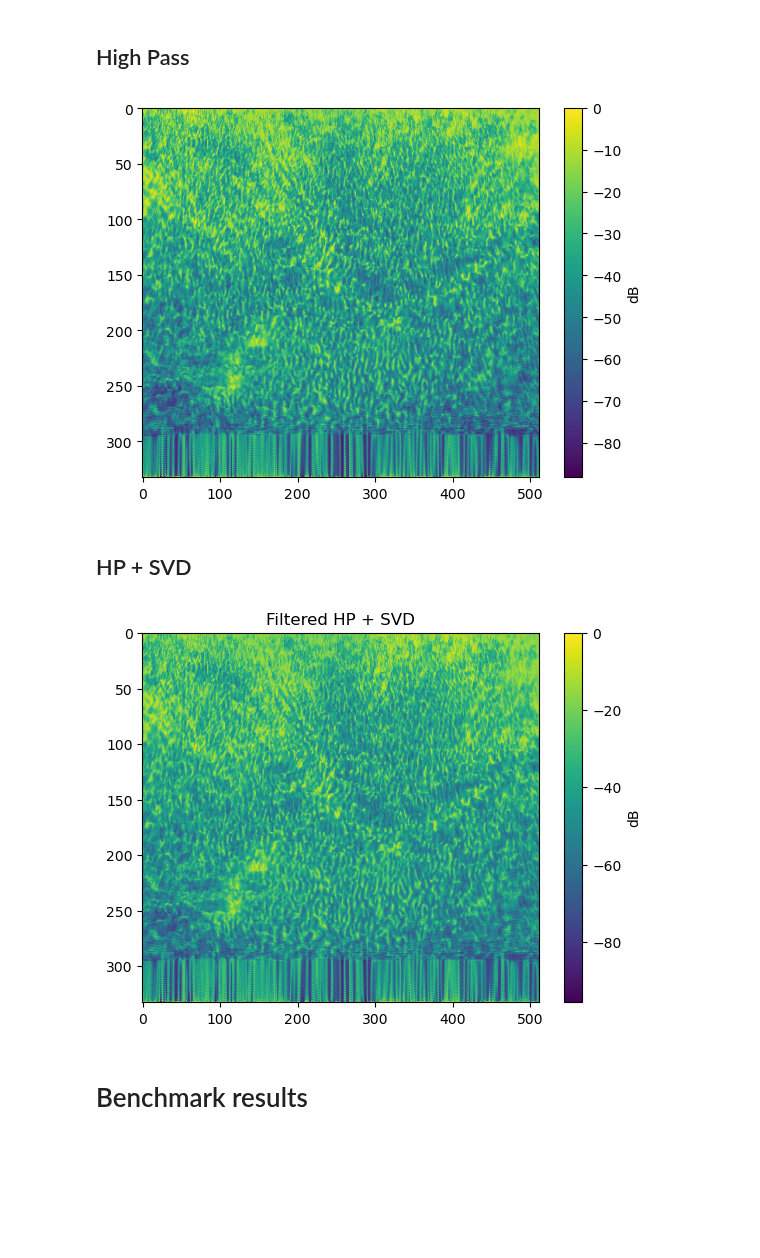
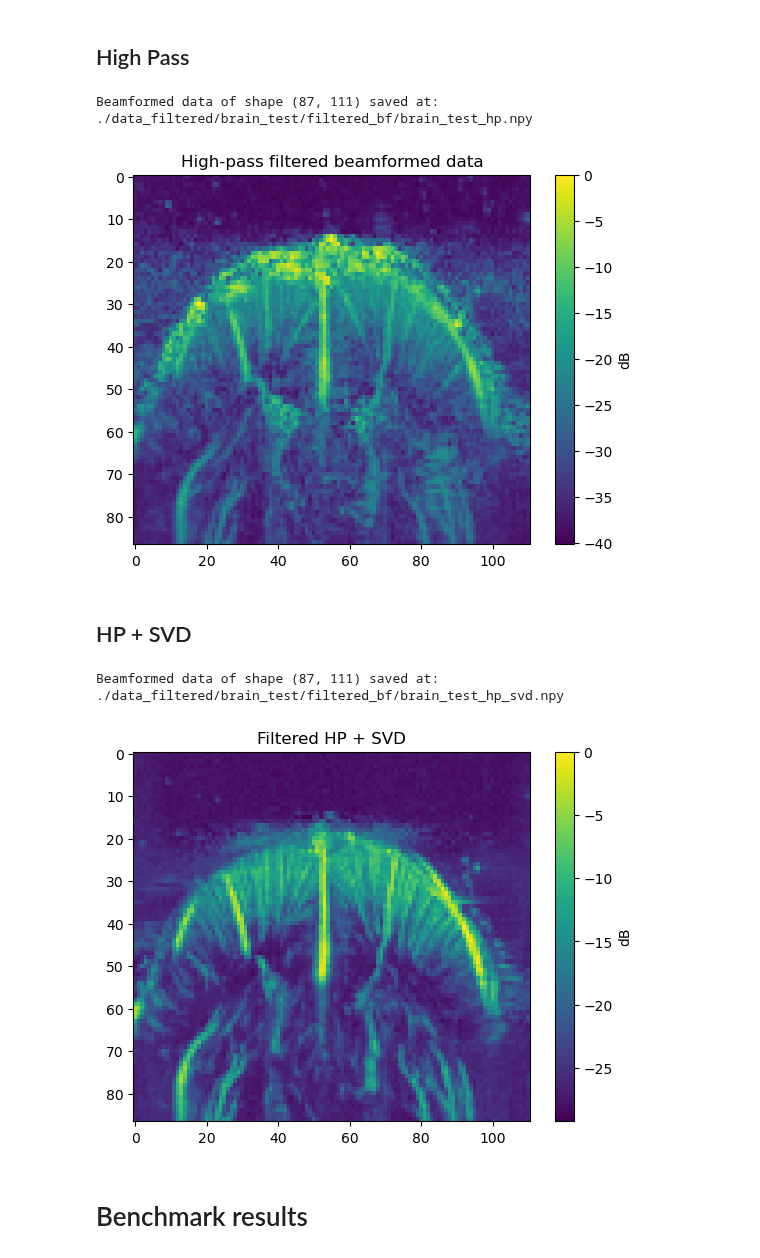
Before and after one commit to MatthieuVAUTRIN/superresolution, a Jupyter notebook: 003_post_bf_processing.ipynb, the cells around one changed output. Saved outputs shown, nothing was run; the diff lists cells and outputs as text; code cells hidden in the pictures; blank space fills up the shorter version.

```diff
--- a/003_post_bf_processing.ipynb
+++ b/003_post_bf_processing.ipynb
@@ -1,19 +1,24 @@
 # %% [markdown]
 # Settings
 # %%
+parameters_file_path = "/home/matmat/Documents/urban_lab/002_Superresolution/superresolution/data_bf/pig/pig_param.json"
+
 #Simulation settings
 using_simulation_data = False
-parameters_file_path = "/home/matmat/Documents/urban_lab/002_Superresolution/superresolution/data_bf/npy/pig/pig_param.json"
 bf_matrix_path = "/home/matmat/Documents/urban_lab/002_Superresolution/superresolution/data_bf/npy/pig/beamformed_apodized/pig_nsi_75_multi_env_nsi.npy"
 
 #Real data settings
 imported_rf_matrix_delay_unit = "um"
-using_matlab_data = False
-matlab_bf_data_path = "/home/matmat/Documents/urban_lab/002_Superresolution/superresolution/data_bf/npy/pig/beamformed_apodized/bf_pig_data.mat"
+using_matlab_data = True
+matlab_bf_data_path = "/home/matmat/Documents/urban_lab/002_Superresolution/raw_data/filterBox/filterBox/Datatest/originalBF.mat"
 interpolate_data = True
 
-save_data = False
-beamformed_filtered_matrix_name = "001_hp_svd_dataset"
+#Saving params
+save_data = True
+save_image = True
+bf_data_path = "./data_filtered/"
+folder_name = "brain_test"
+beamformed_filtered_matrix_name = "brain_test"
 # %% [markdown]
 # Imports
 # %%
@@ -61,7 +74,6 @@ else:
     if using_matlab_data:
         bf_matrix = loadmat(matlab_bf_data_path)
         bf_matrix = list(bf_matrix.values())[-1]
-        bf_matrix = np.sum(bf_matrix, axis=2) if len(bf_matrix.shape) > 2 else bf_matrix
         print("Imported bf matrix with shape: ", bf_matrix.shape)
     else:
         bf_matrix = np.load(bf_matrix_path)
@@ -85,3 +99,7 @@ plt.show()
+# %%
+def save_beamformed_data(bf_matrix, filename, destination):
+    np.save(f"{destination}{filename}", bf_matrix)
+    print(f"Beamformed data of shape {bf_matrix.shape} saved at: {destination}{filename}.npy")
 # %% [markdown]
 # Filters
 # %% [markdown]
@@ -140,21 +167,38 @@ def filter_hp(bf, fsam, f, nrebound):
 filtered_hp = filter_hp(bf_matrix, sampling_rate, params["rf"]["frequency"], 2)
 plt.imshow(20 * np.log10(np.sum(np.abs(filtered_hp),axis=2) / np.max(np.sum(np.abs(filtered_hp),axis=2))), aspect='auto', cmap='viridis')
 plt.colorbar(label='dB')
+plt.title('High-pass filtered beamformed data')
+
+if save_data:
+    save_beamformed_data(np.sum(filtered_hp, axis=2), f"{beamformed_filtered_matrix_name}_hp", f"{bf_data_path}{folder_name}/filtered_bf/")
+
+if save_image:
+    plt.savefig(f"{bf_data_path}{folder_name}/images/{beamformed_filtered_matrix_name}_hp.png")
+
 plt.show()
 # %% [output]
+Beamformed data of shape (87, 111) saved at: ./data_filtered/brain_test/filtered_bf/brain_test_hp.npy
-[figure, old version]
+[figure, new version]
 # %% [markdown]
 ## HP + SVD
 # %%
 filtered_hp_svd = filter_hp(bf_matrix, sampling_rate, params["rf"]["frequency"], 0)
-filtered_hp_svd, S = filter_svd(filtered_hp_svd, 20)
+filtered_hp_svd, S = filter_svd(filtered_hp_svd, 25)
 
 plt.imshow(20 * np.log10(np.sum(np.abs(filtered_hp_svd),axis=2) / np.max(np.sum(np.abs(filtered_hp_svd), axis=2))), aspect='auto', cmap='viridis')
 plt.colorbar(label='dB')
 plt.title(f"Filtered HP + SVD")
+
+if save_data:
+    save_beamformed_data(np.sum(filtered_hp_svd, axis=2), f"{beamformed_filtered_matrix_name}_hp_svd", f"{bf_data_path}{folder_name}/filtered_bf/")
+
+if save_image:
+    plt.savefig(f"{bf_data_path}{folder_name}/images/{beamformed_filtered_matrix_name}_hp_svd.png")
+
 plt.show()
 # %% [output]
+Beamformed data of shape (87, 111) saved at: ./data_filtered/brain_test/filtered_bf/brain_test_hp_svd.npy
-[figure, old version]
+[figure, new version]
 # %% [markdown]
 # Benchmark results
 # %%
```
Also changed, not shown: parts of 12 cells of this notebook, 3 other files.
